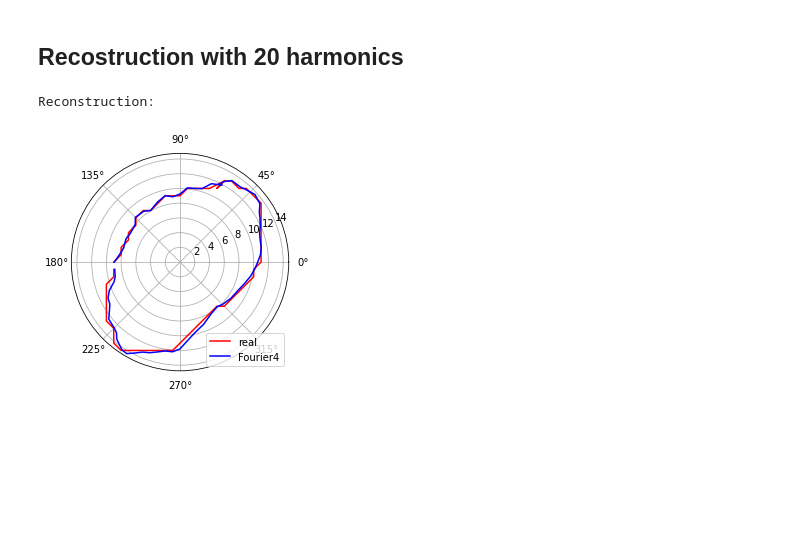
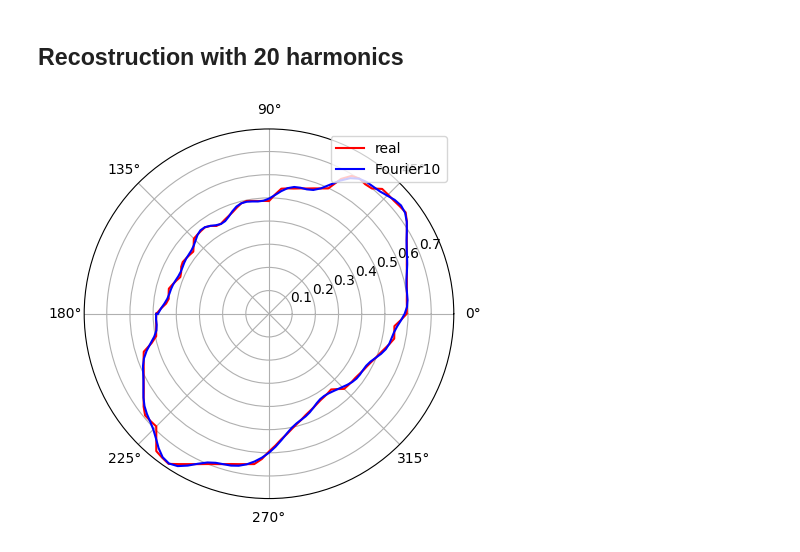
Before and after one commit to lampis-tzai/handwriting-evidence-evaluation-fourier-based-feature-extraction, a Jupyter notebook: Fourier_feature_extraction/step_by_step_image_preprocessing.ipynb, the cells around one changed output. Drawn from its saved outputs; the diff is of its cells as text; code cells hidden in the pictures; blank space fills up the shorter version.

```diff
--- a/Fourier_feature_extraction/step_by_step_image_preprocessing.ipynb
+++ b/Fourier_feature_extraction/step_by_step_image_preprocessing.ipynb
@@ -198,7 +200,16 @@ ds, phis = zip(*polar)
 phis = np.array(phis)#[p + 2 * np.pi if p < 0 else p for p in phis]
 ds = np.array(ds)
 
-plt.polar (phis, ds)
-plt.title ("Polar coordinates")
+#Angle uniformity problem (important)
+#Contour points are uniformly sampled in arc length, not in angle
+#Interpolate ds onto a uniform angle grid before FFT
+theta_uniform = np.linspace(-np.pi, np.pi, 128, endpoint=False)
+ds_uniform = np.interp(theta_uniform, phis, ds, period=2*np.pi)
+
+phis = np.append(theta_uniform,-3.14)
+ds = np.append(ds_uniform,ds_uniform[0])
+
+plt.polar(phis, ds)
+#plt.title ("Polar coordinates",fontsize=20)
 plt.show ()
 # %% [output]
@@ -205,0 +217,5 @@ plt.show ()
+# %%
+scale_factor = np.sqrt(1 / current_area)
+
+r_normalized = ds * scale_factor
+r_normalized
@@ -249,38 +281,35 @@ Reconstruction:
 # %% [markdown]
 ## Recostruction with 20 harmonics
 # %%
-N = len(ds)
-Y = np.fft.fft(ds)/N
+N = len(r_normalized)
+Y = np.fft.fft(r_normalized)/N
 
 Re = np.real(Y)
 Im = np.imag(Y)
 
-#theta = np.linspace(0, 2*np.pi, N)
-
-N = len(Y)
-n = np.arange(N)
-k = n.reshape((N, 1))
-t = 2* np.pi * k * n / N
+theta = np.linspace(0, 2*np.pi, N, endpoint=False)  # needed for reconstruction
 
 harmonics = 20
-rho = Re[0]
-for i in range(1,harmonics+1):
-    an = 2*Re[i]
-    bn = -2*Im[i]
-    rho = rho +  an*np.cos(i*theta) +  bn*np.sin(i*theta)
-    #rho = rho +  an[i]*np.cos(i*theta) +  bn[i]*np.sin(i*theta)
+rho = np.full(N, Re[0])  # start with the DC component, vector of size N
 
+for i in range(1, harmonics+1):
+    an = 2 * Re[i]
+    bn = -2 * Im[i]
+    rho += an * np.cos(i * theta) + bn * np.sin(i * theta)
 
-print('Reconstruction:')
+# Plotting
 
-fig, ax = plt.subplots(subplot_kw={'projection': 'polar'})
+# Make sure phis and rho/ds have the same length
+phis = np.array(phis)
+ds = np.array(ds)
+rho = np.array(rho)
 
-# Plot both curves on the same polar axes
-ax.plot(phis, ds, c='r', label="real")
-ax.plot(phis, rho, c='b', label="Fourier4")
-
-ax.legend(loc='lower right')  # adjust location as needed
+# Plot
+plt.figure()
+ax = plt.subplot(111, projection='polar')
+ax.plot(phis, r_normalized, color='r', label='real')       # red curve
+ax.plot(phis, rho, color='b', label='Fourier10') # blue curve
+ax.legend(loc='upper right')
 plt.show()
 # %% [output]
-Reconstruction:
-[figure, old version]
+[figure, new version]
```
Also changed, not shown: parts of 11 cells of this notebook, 3 other files.
